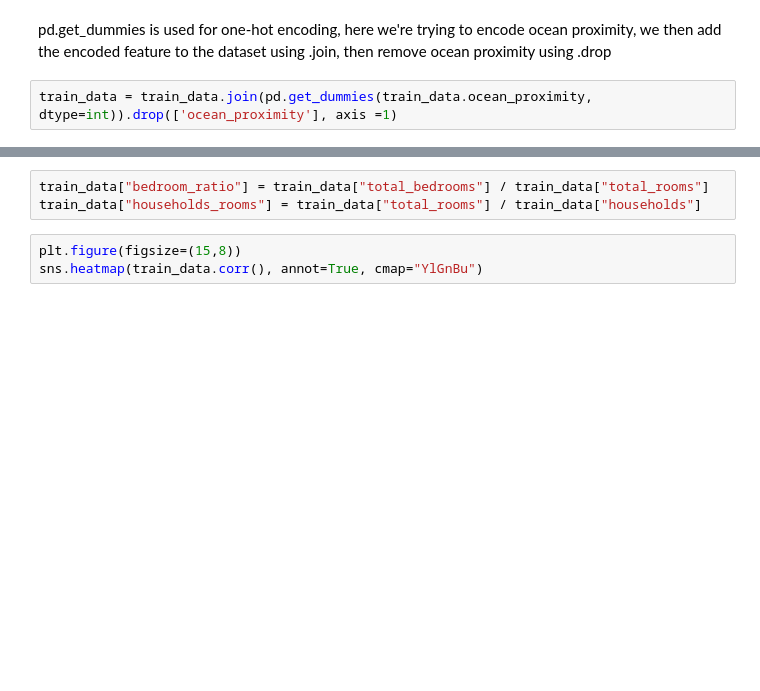
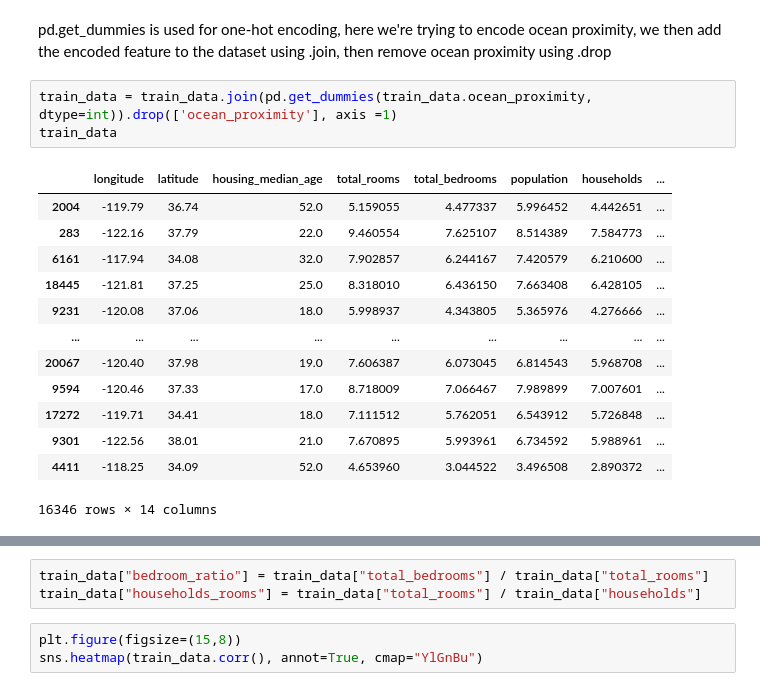
Before and after one commit to samuelajala01/house_price_prediction_model, a Jupyter notebook: model.ipynb, the cells around one changed output, grey strips where cells are left out. Drawn from its saved outputs; the diff is of its cells as text; blank space fills up the shorter version.

```diff
--- a/model.ipynb
+++ b/model.ipynb
@@ -123,6 +123,21 @@ array([[<Axes: title={'center': 'longitude'}>,
 pd.get_dummies is used for one-hot encoding, here we're trying to encode ocean proximity, we then add the encoded feature to the dataset using .join, then remove ocean proximity using .drop
 # %%
 train_data = train_data.join(pd.get_dummies(train_data.ocean_proximity, dtype=int)).drop(['ocean_proximity'], axis =1)
+train_data
+# %% [output]
+|  | longitude | latitude | housing_median_age | total_rooms | total_bedrooms | population | households | ... |
+| 2004 | -119.79 | 36.74 | 52.0 | 5.159055 | 4.477337 | 5.996452 | 4.442651 | ... |
+| 283 | -122.16 | 37.79 | 22.0 | 9.460554 | 7.625107 | 8.514389 | 7.584773 | ... |
+| 6161 | -117.94 | 34.08 | 32.0 | 7.902857 | 6.244167 | 7.420579 | 6.210600 | ... |
+| 18445 | -121.81 | 37.25 | 25.0 | 8.318010 | 6.436150 | 7.663408 | 6.428105 | ... |
+| 9231 | -120.08 | 37.06 | 18.0 | 5.998937 | 4.343805 | 5.365976 | 4.276666 | ... |
+| ... | ... | ... | ... | ... | ... | ... | ... | ... |
+| 20067 | -120.40 | 37.98 | 19.0 | 7.606387 | 6.073045 | 6.814543 | 5.968708 | ... |
+| 9594 | -120.46 | 37.33 | 17.0 | 8.718009 | 7.066467 | 7.989899 | 7.007601 | ... |
+| 17272 | -119.71 | 34.41 | 18.0 | 7.111512 | 5.762051 | 6.543912 | 5.726848 | ... |
+| 9301 | -122.56 | 38.01 | 21.0 | 7.670895 | 5.993961 | 6.734592 | 5.988961 | ... |
+| 4411 | -118.25 | 34.09 | 52.0 | 4.653960 | 3.044522 | 3.496508 | 2.890372 | ... |
+16346 rows × 14 columns
 # %%
 plt.figure(figsize=(15, 8))
 
```
Also changed, not shown: parts of 7 cells of this notebook.
